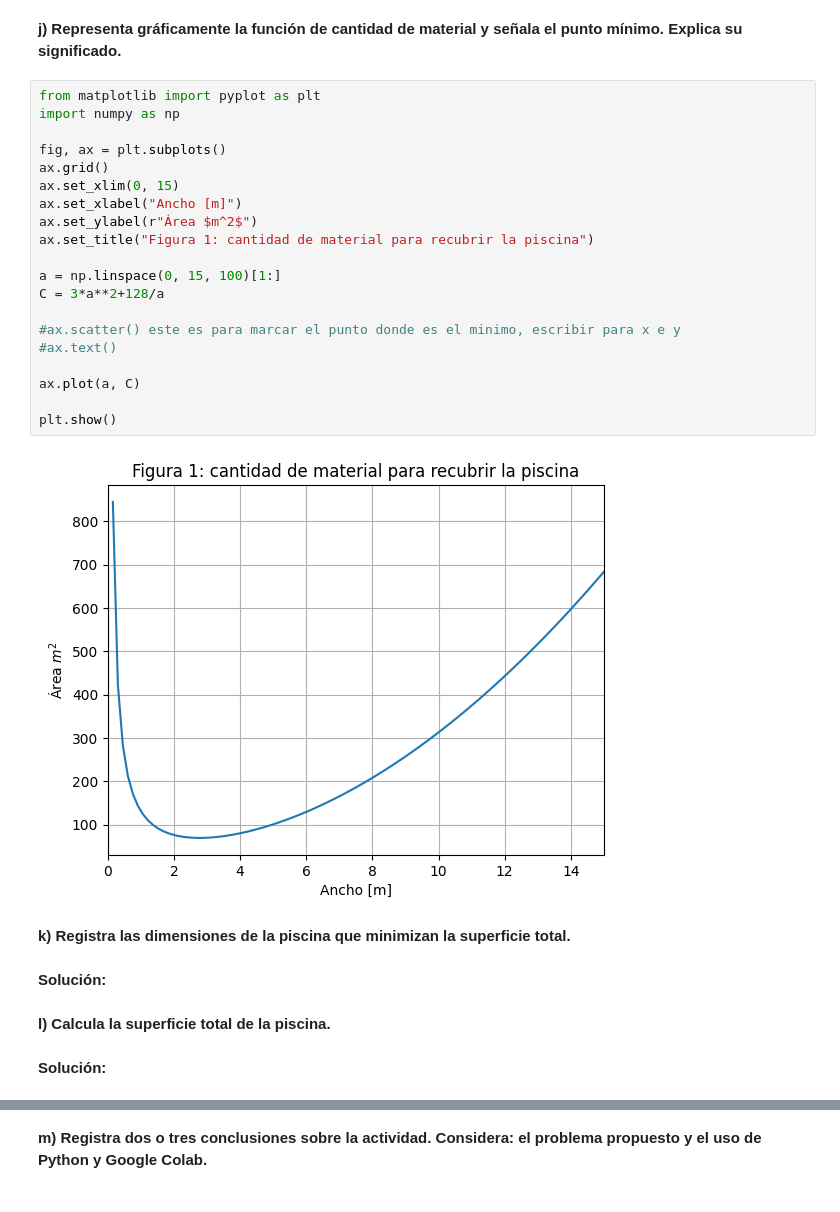
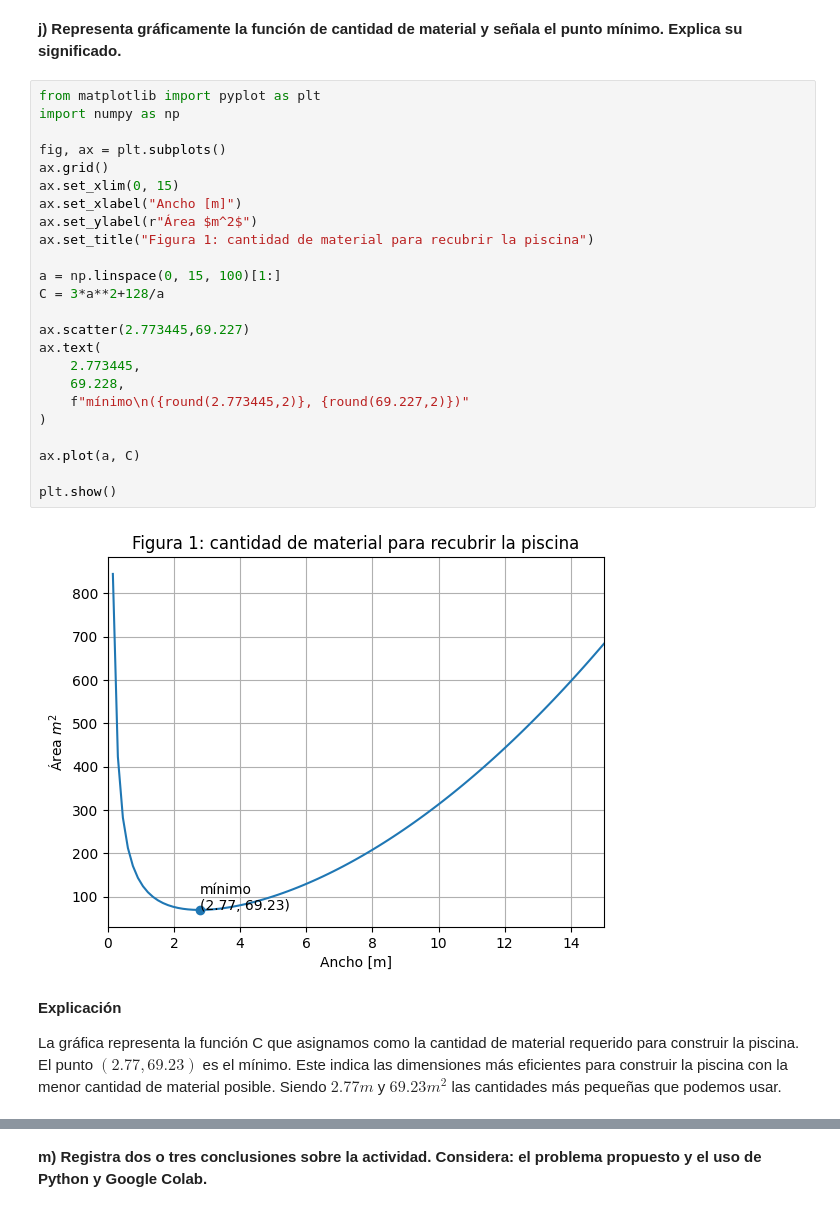
Before and after one commit to Luis1161/Nuevo-c-digo, a Jupyter notebook: Laboratorio_Optimizacion_Inicio.ipynb, the cells around one changed output, grey strips where cells are left out. Cells and saved outputs as stored; diff of their text form.

```diff
--- a/Laboratorio_Optimizacion_Inicio.ipynb
+++ b/Laboratorio_Optimizacion_Inicio.ipynb
@@ -189,30 +189,30 @@ Es un mínimo local
 # %%
 from matplotlib import pyplot as plt
 import numpy as np
 
 fig, ax = plt.subplots()
 ax.grid()
 ax.set_xlim(0, 15)
 ax.set_xlabel("Ancho [m]")
 ax.set_ylabel(r"Área $m^2$")
 ax.set_title("Figura 1: cantidad de material para recubrir la piscina")
 
 a = np.linspace(0, 15, 100)[1:]
 C = 3*a**2+128/a
 
-#ax.scatter() este es para marcar el punto donde es el minimo, escribir para x e y
-#ax.text()
+ax.scatter(2.773445,69.227)
+ax.text(
+    2.773445,
+    69.228,
+    f"mínimo\n({round(2.773445,2)}, {round(69.227,2)})"
+)
 
 ax.plot(a, C)
 
 plt.show()
 # %% [output]
-[figure, old version]
+[figure, new version]
-# %% [markdown]
-**k) Registra las dimensiones de la piscina que minimizan la superficie total.**
-# %% [markdown]
-**Solución:**
-# %% [markdown]
-**l) Calcula la superficie total de la piscina.**
-# %% [markdown]
-**Solución:**
+# %% [markdown]
+  **Explicación**
+
+  La gráfica representa la función C que asignamos como la cantidad de material requerido para construir la piscina. El punto $(2.77, 69.23)$ es el mínimo. Este indica las dimensiones más eficientes para construir la piscina con la menor cantidad de material posible. Siendo $2.77m$ y $69.23m^2$ las cantidades más pequeñas que podemos usar.
```
Also changed, not shown: parts of 8 cells of this notebook.
